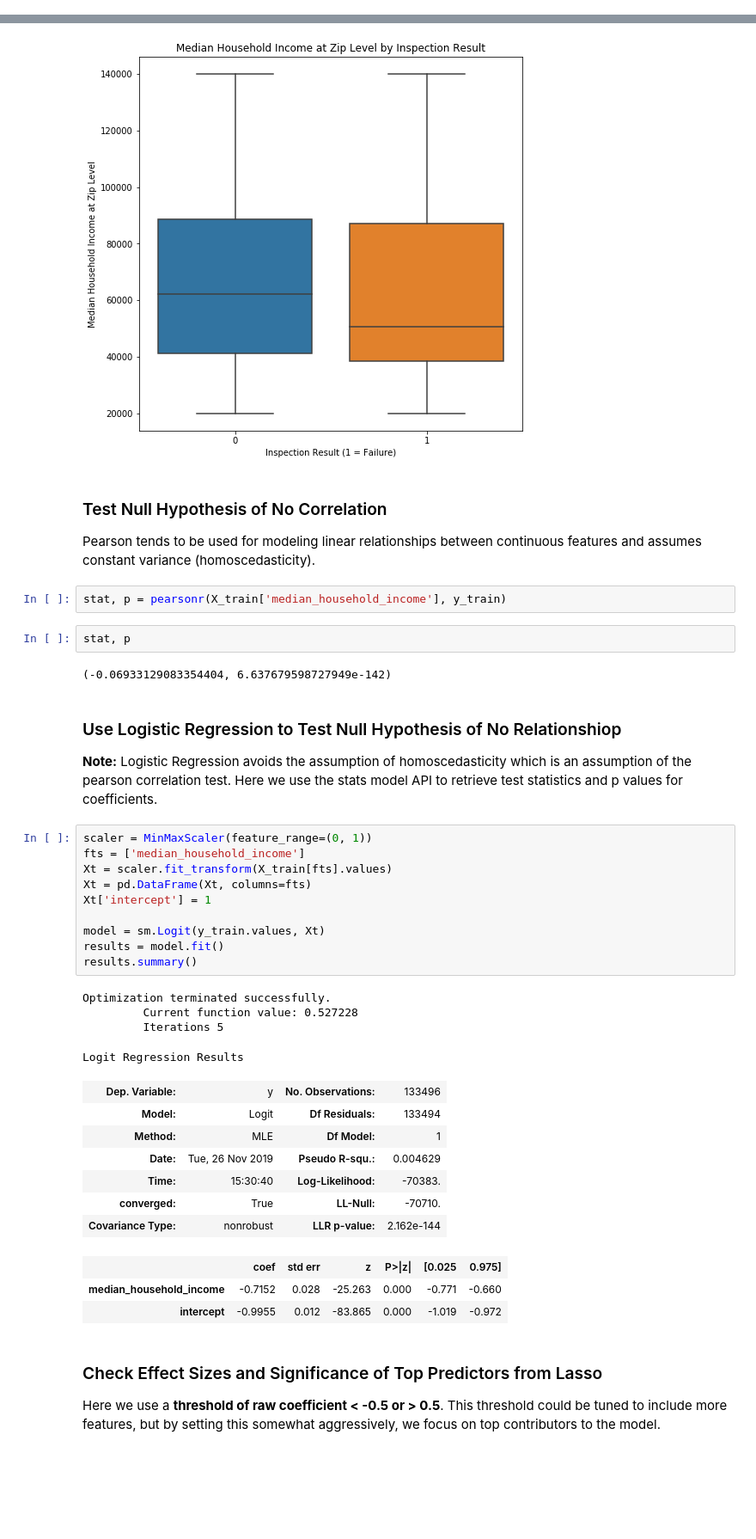
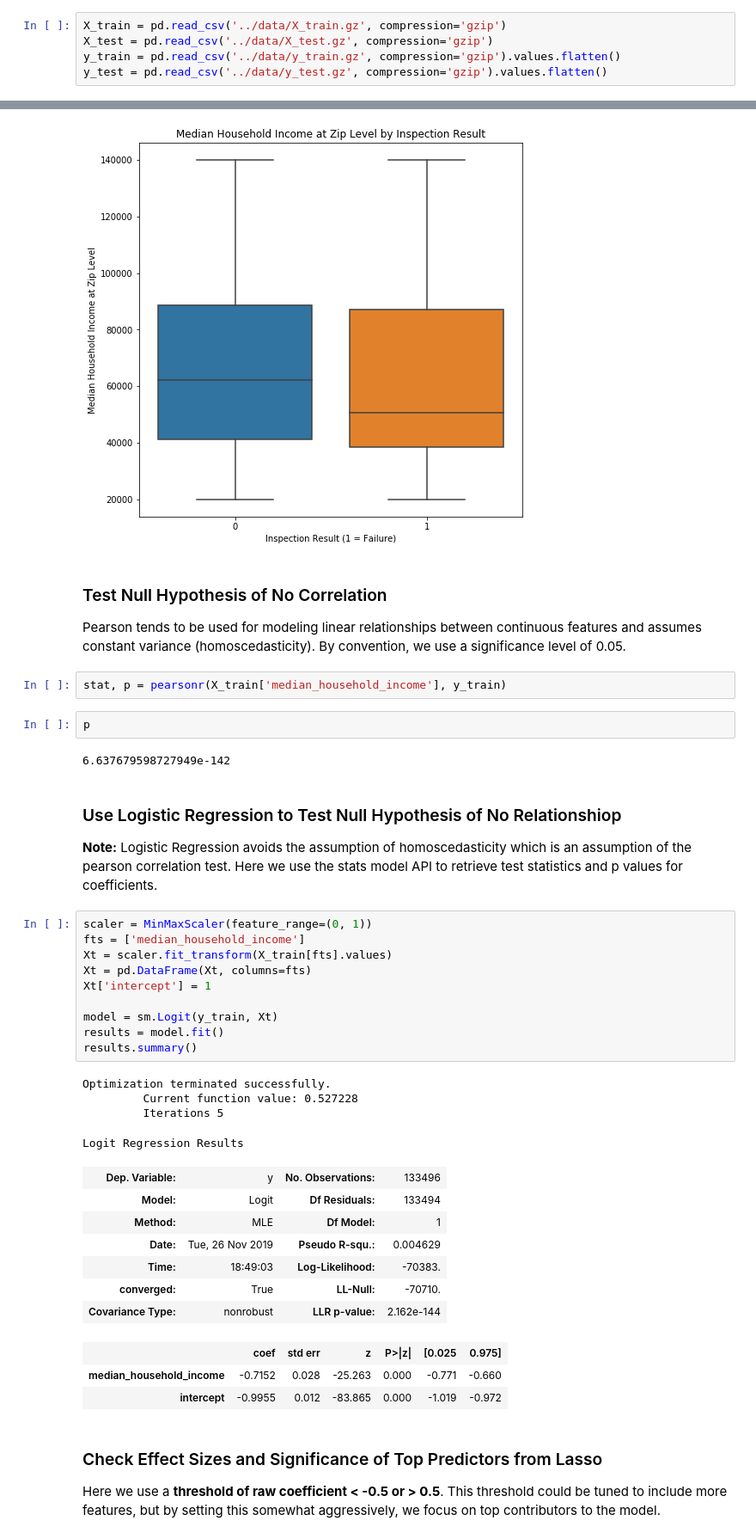
Before and after one commit to jstremme/DATA512-Research, a Jupyter notebook: final_project/notebooks/05_statistical_analysis_and_modeling.ipynb, the cells around one changed output, grey strips where cells are left out. Shown at 86% size. Cells and saved outputs as stored; diff of their text form; blank space fills up the shorter version.

```diff
--- a/final_project/notebooks/04_statistical_analysis_and_modeling.ipynb
+++ b/final_project/notebooks/05_statistical_analysis_and_modeling.ipynb
@@ -200,3 +174,8 @@ y_test = test_df['result']
+# %%
+X_train = pd.read_csv('../data/X_train.gz', compression='gzip')
+X_test = pd.read_csv('../data/X_test.gz', compression='gzip')
+y_train = pd.read_csv('../data/y_train.gz', compression='gzip').values.flatten()
+y_test = pd.read_csv('../data/y_test.gz', compression='gzip').values.flatten()
 # %% [markdown]
 ### Define Function to Analyze Variance Explained per Number of Principle Components
 # %%
@@ -690,36 +666,36 @@ plt.show()
 [figure]
 # %% [markdown]
 ### Test Null Hypothesis of No Correlation
-Pearson tends to be used for modeling linear relationships between continuous features and assumes constant variance (homoscedasticity).
+Pearson tends to be used for modeling linear relationships between continuous features and assumes constant variance (homoscedasticity).  By convention, we use a significance level of 0.05.
 # %%
 stat, p = pearsonr(X_train['median_household_income'], y_train)
-# %%
-stat, p
-# %% [output]
-(-0.06933129083354404, 6.637679598727949e-142)
+# %%
+p
+# %% [output]
+6.637679598727949e-142
 # %% [markdown]
 ### Use Logistic Regression to Test Null Hypothesis of No Relationshiop
 **Note:** Logistic Regression avoids the assumption of homoscedasticity which is an assumption of the pearson correlation test.  Here we use the stats model API to retrieve test statistics and p values for coefficients.
 # %%
 scaler = MinMaxScaler(feature_range=(0, 1))
 fts = ['median_household_income']
 Xt = scaler.fit_transform(X_train[fts].values)
 Xt = pd.DataFrame(Xt, columns=fts)
 Xt['intercept'] = 1
 
-model = sm.Logit(y_train.values, Xt)
+model = sm.Logit(y_train, Xt)
 results = model.fit()
 results.summary()
 # %% [output]
 Optimization terminated successfully.
          Current function value: 0.527228
          Iterations 5
 Logit Regression Results
 | Dep. Variable: | y | No. Observations: | 133496 |
 | Model: | Logit | Df Residuals: | 133494 |
 | Method: | MLE | Df Model: | 1 |
 | Date: | Tue, 26 Nov 2019 | Pseudo R-squ.: | 0.004629 |
-| Time: | 15:30:40 | Log-Likelihood: | -70383. |
+| Time: | 18:49:03 | Log-Likelihood: | -70383. |
 | converged: | True | LL-Null: | -70710. |
 | Covariance Type: | nonrobust | LLR p-value: | 2.162e-144 |
 |  | coef | std err | z | P>|z| | [0.025 | 0.975] |
```
Also changed, not shown: parts of 21 cells of this notebook, 6 other files.
